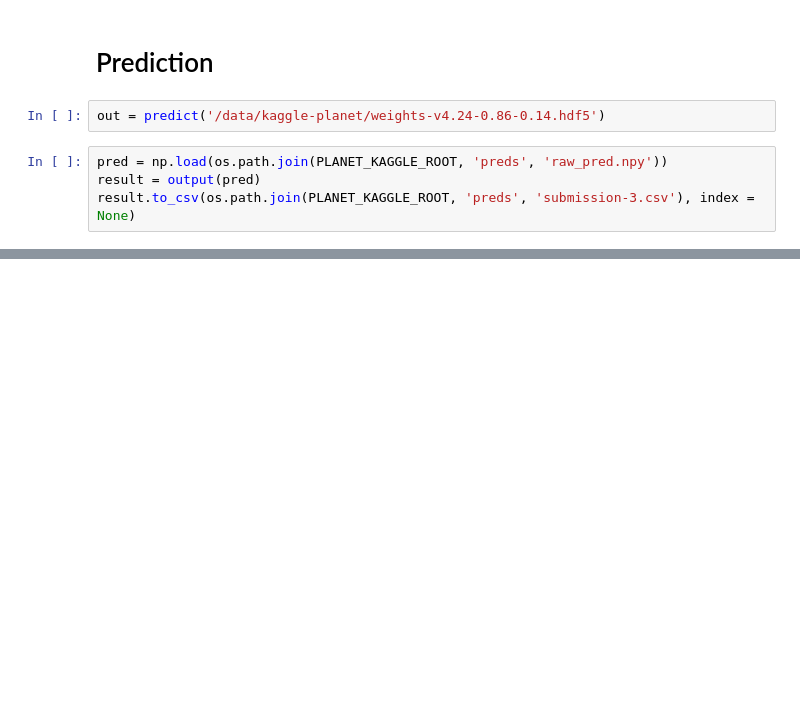
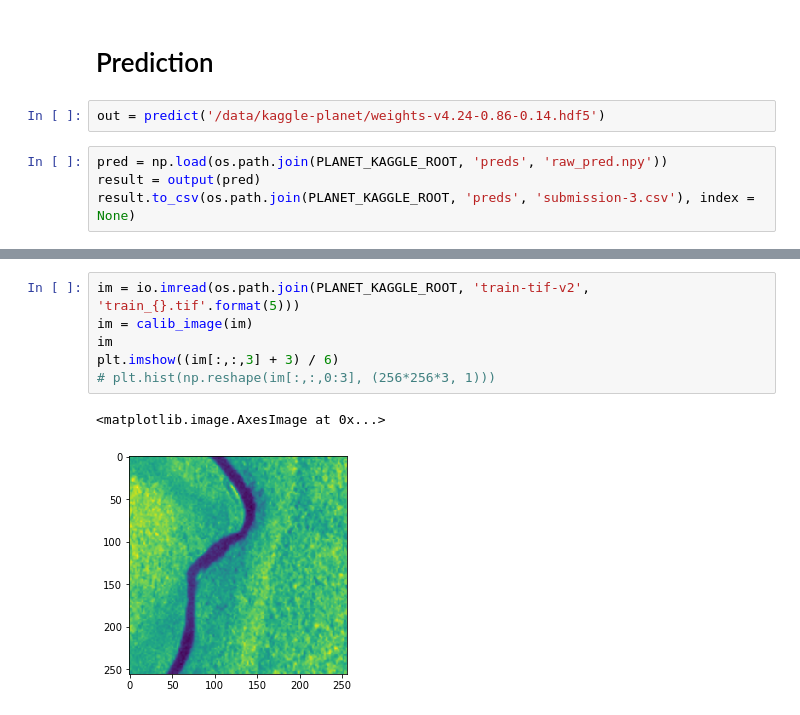
Before and after one commit to kylinorange/kaggle-planet, a Jupyter notebook: Amazon training.ipynb, the cells around one changed output, grey strips where cells are left out. Drawn from its saved outputs; the diff is of its cells as text; blank space fills up the shorter version.

Commit message:
v7: tif training

```diff
--- a/Amazon training.ipynb
+++ b/Amazon training.ipynb
@@ -406,0 +472,9 @@ result.to_csv(os.path.join(PLANET_KAGGLE_ROOT, 'preds', 'submission-3.csv'), ind
+# %%
+im = io.imread(os.path.join(PLANET_KAGGLE_ROOT, 'train-tif-v2', 'train_{}.tif'.format(5)))
+im = calib_image(im)
+im
+plt.imshow((im[:,:,3] + 3) / 6)
+# plt.hist(np.reshape(im[:,:,0:3], (256*256*3, 1)))
+# %% [output]
+<matplotlib.image.AxesImage at 0x...>
+[figure, added]
```
Also changed, not shown: parts of 14 cells of this notebook, 4 other files.
